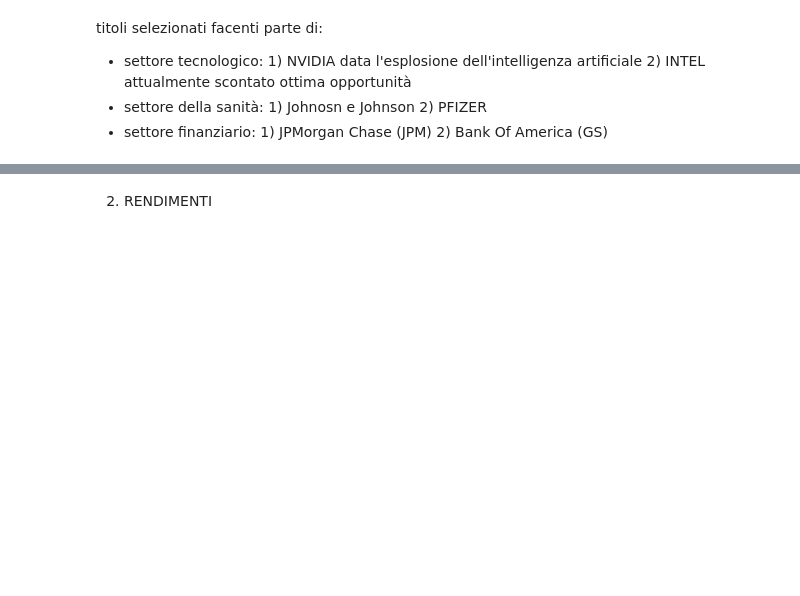
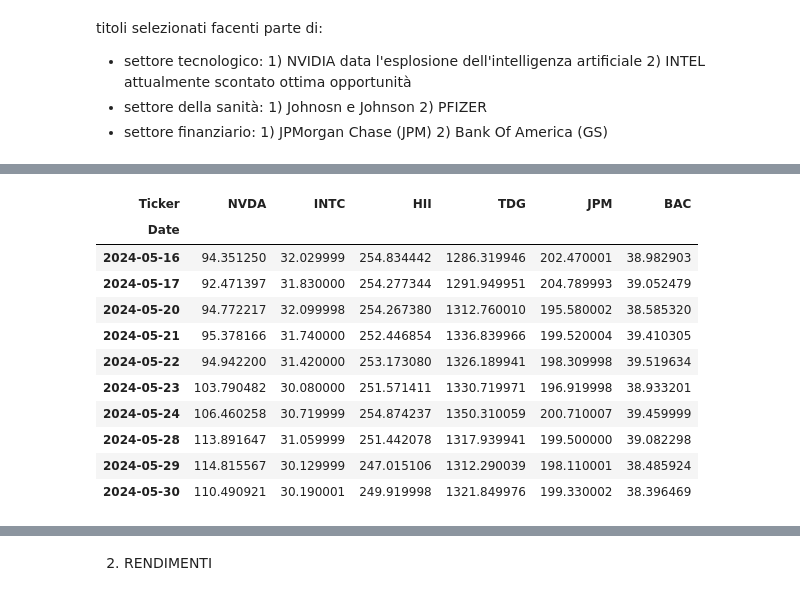
Before and after one commit to IlRickIs/BISF-project, a Jupyter notebook: project.ipynb, the cells around one changed output, grey strips where cells are left out. Cells and saved outputs as stored; diff of their text form; code cells hidden in the pictures; blank space fills up the shorter version.

```diff
--- a/project.ipynb
+++ b/project.ipynb
@@ -43,3 +43,18 @@ data_df.head(10)
+# %%
+data_df.tail(10)
+# %% [output]
+| Ticker | NVDA | INTC | HII | TDG | JPM | BAC |
+| Date |  |  |  |  |  |  |
+| 2024-05-16 | 94.351250 | 32.029999 | 254.834442 | 1286.319946 | 202.470001 | 38.982903 |
+| 2024-05-17 | 92.471397 | 31.830000 | 254.277344 | 1291.949951 | 204.789993 | 39.052479 |
+| 2024-05-20 | 94.772217 | 32.099998 | 254.267380 | 1312.760010 | 195.580002 | 38.585320 |
+| 2024-05-21 | 95.378166 | 31.740000 | 252.446854 | 1336.839966 | 199.520004 | 39.410305 |
+| 2024-05-22 | 94.942200 | 31.420000 | 253.173080 | 1326.189941 | 198.309998 | 39.519634 |
+| 2024-05-23 | 103.790482 | 30.080000 | 251.571411 | 1330.719971 | 196.919998 | 38.933201 |
+| 2024-05-24 | 106.460258 | 30.719999 | 254.874237 | 1350.310059 | 200.710007 | 39.459999 |
+| 2024-05-28 | 113.891647 | 31.059999 | 251.442078 | 1317.939941 | 199.500000 | 39.082298 |
+| 2024-05-29 | 114.815567 | 30.129999 | 247.015106 | 1312.290039 | 198.110001 | 38.485924 |
+| 2024-05-30 | 110.490921 | 30.190001 | 249.919998 | 1321.849976 | 199.330002 | 38.396469 |
 # %%
 #piccola pulizia dei dati
 data_df = data_df.dropna()
```
Also changed, not shown: parts of 18 cells of this notebook, 1 other file.
